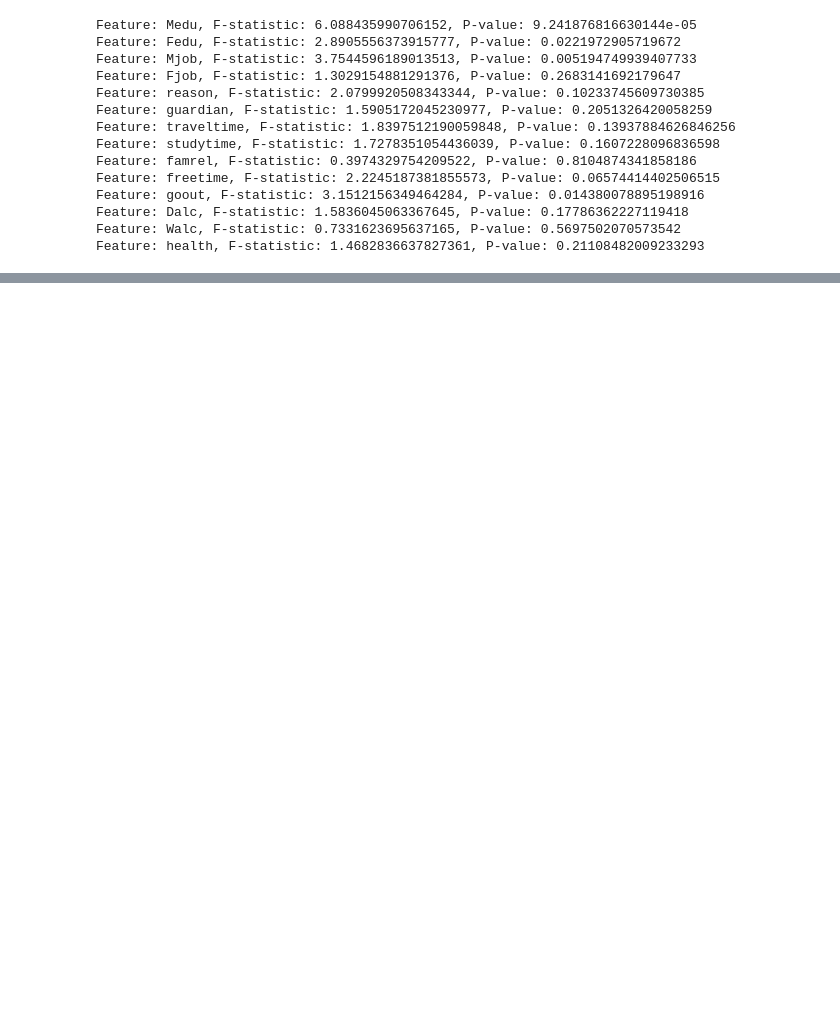
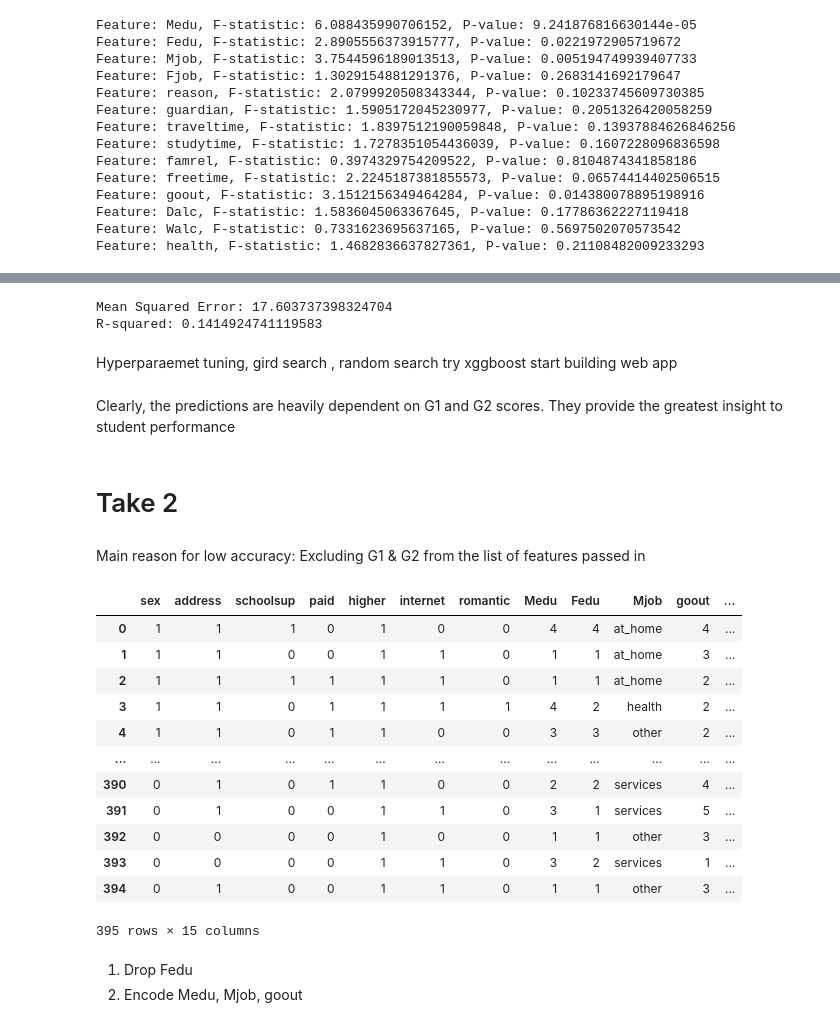
Before and after one commit to david-boules/SDS-CP015-student-performance-pred, a Jupyter notebook: notebooks/david-boules/david-cp15-math.ipynb, the cells around one changed output, grey strips where cells are left out. Drawn from its saved outputs; the diff is of its cells as text; code cells hidden in the pictures; blank space fills up the shorter version.

```diff
--- a/notebooks/david-boules/david-cp15-math.ipynb
+++ b/notebooks/david-boules/david-cp15-math.ipynb
@@ -534,0 +588,44 @@ Selected Features: ['Medu', 'failures', 'schoolsup', 'paid', 'romantic', 'Dalc',
+# %%
+X_train, X_test, y_train, y_test = train_test_split(X, y, test_size=0.2, random_state=42)
+
+model.fit(X_train, y_train)
+
+y_pred = model.predict(X_test)
+
+mse = mean_squared_error(y_test, y_pred)
+r2 = r2_score(y_test, y_pred)
+
+print(f"Mean Squared Error: {mse}")
+print(f"R-squared: {r2}")
+# %% [output]
+Mean Squared Error: 17.603737398324704
+R-squared: 0.1414924741119583
+# %% [markdown]
+Hyperparaemet tuning, gird search , random search
+try xggboost
+start building web app
+# %% [markdown]
+Clearly, the predictions are heavily dependent on G1 and G2 scores. They provide the greatest insight to student performance
+# %% [markdown]
+# Take 2
+# %% [markdown]
+Main reason for low accuracy: Excluding G1 & G2 from the list of features passed in
+# %%
+df_sfeatures
+# %% [output]
+|  | sex | address | schoolsup | paid | higher | internet | romantic | Medu | Fedu | Mjob | goout | ... |
+| 0 | 1 | 1 | 1 | 0 | 1 | 0 | 0 | 4 | 4 | at_home | 4 | ... |
+| 1 | 1 | 1 | 0 | 0 | 1 | 1 | 0 | 1 | 1 | at_home | 3 | ... |
+| 2 | 1 | 1 | 1 | 1 | 1 | 1 | 0 | 1 | 1 | at_home | 2 | ... |
+| 3 | 1 | 1 | 0 | 1 | 1 | 1 | 1 | 4 | 2 | health | 2 | ... |
+| 4 | 1 | 1 | 0 | 1 | 1 | 0 | 0 | 3 | 3 | other | 2 | ... |
+| ... | ... | ... | ... | ... | ... | ... | ... | ... | ... | ... | ... | ... |
+| 390 | 0 | 1 | 0 | 1 | 1 | 0 | 0 | 2 | 2 | services | 4 | ... |
+| 391 | 0 | 1 | 0 | 0 | 1 | 1 | 0 | 3 | 1 | services | 5 | ... |
+| 392 | 0 | 0 | 0 | 0 | 1 | 0 | 0 | 1 | 1 | other | 3 | ... |
+| 393 | 0 | 0 | 0 | 0 | 1 | 1 | 0 | 3 | 2 | services | 1 | ... |
+| 394 | 0 | 1 | 0 | 0 | 1 | 1 | 0 | 1 | 1 | other | 3 | ... |
+395 rows × 15 columns
+# %% [markdown]
+1. Drop Fedu
+2. Encode Medu, Mjob, goout
```
Also changed, not shown: parts of 50 cells of this notebook, 1 other file.
